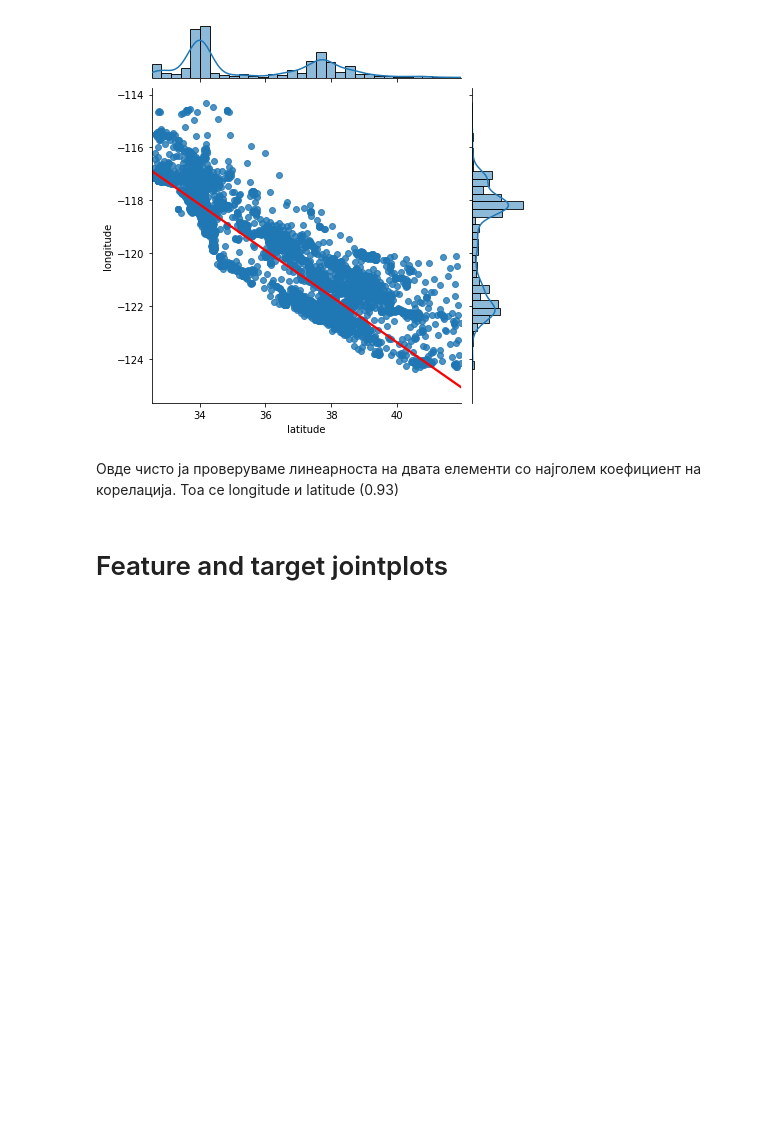
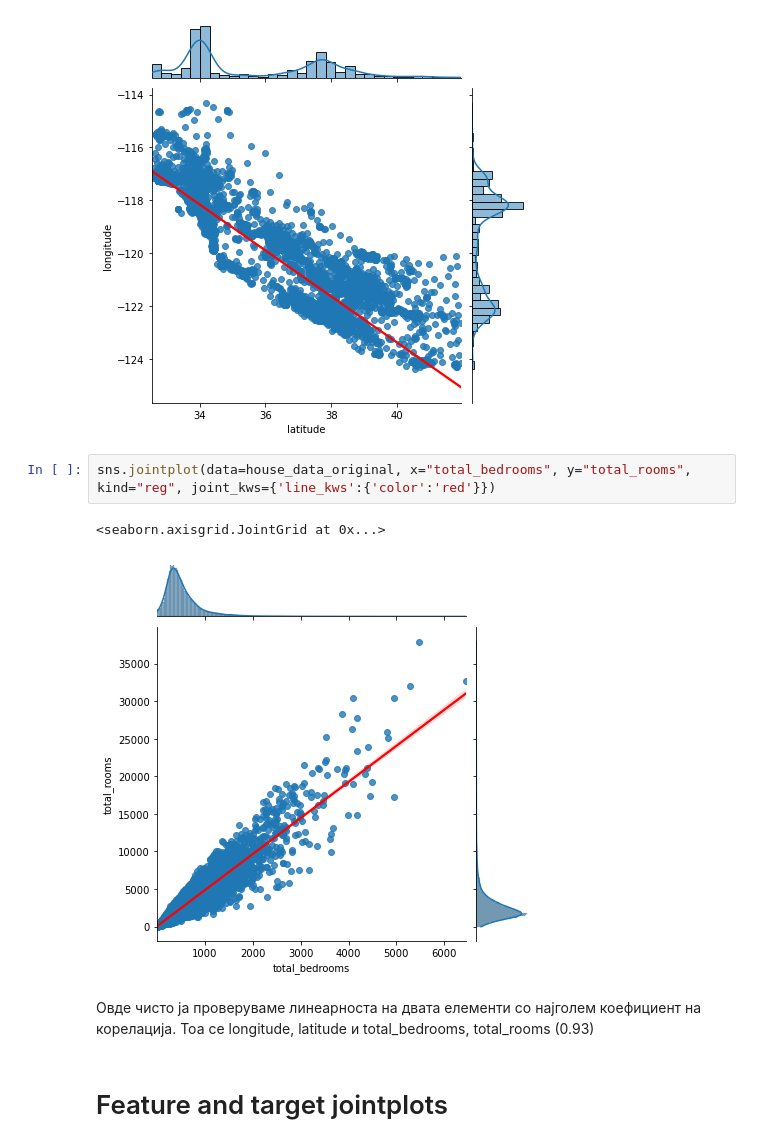
Before and after one commit to kmartin62/ml-repo, a Jupyter notebook: ML Labs/161159_Lab2.ipynb, the cells around one changed output. Saved outputs shown, nothing was run; the diff lists cells and outputs as text; blank space fills up the shorter version.

```diff
--- a/ML Labs/161159_Lab2.ipynb
+++ b/ML Labs/161159_Lab2.ipynb
@@ -90,8 +90,13 @@ sns.jointplot(data=house_data_original, x="latitude", y="longitude", kind="reg",
 # %% [output]
 <seaborn.axisgrid.JointGrid at 0x...>
 [figure]
+# %%
+sns.jointplot(data=house_data_original, x="total_bedrooms", y="total_rooms", kind="reg", joint_kws={'line_kws':{'color':'red'}})
+# %% [output]
+<seaborn.axisgrid.JointGrid at 0x...>
+[figure, added]
 # %% [markdown]
-Овде чисто ја проверуваме линеарноста на двата елементи со најголем коефициент на корелација. Тоа се longitude и latitude (0.93)
+Овде чисто ја проверуваме линеарноста на двата елементи со најголем коефициент на корелација. Тоа се longitude, latitude и total_bedrooms, total_rooms (0.93)
 # %% [markdown]
 # Feature and target jointplots
 # %%
```
